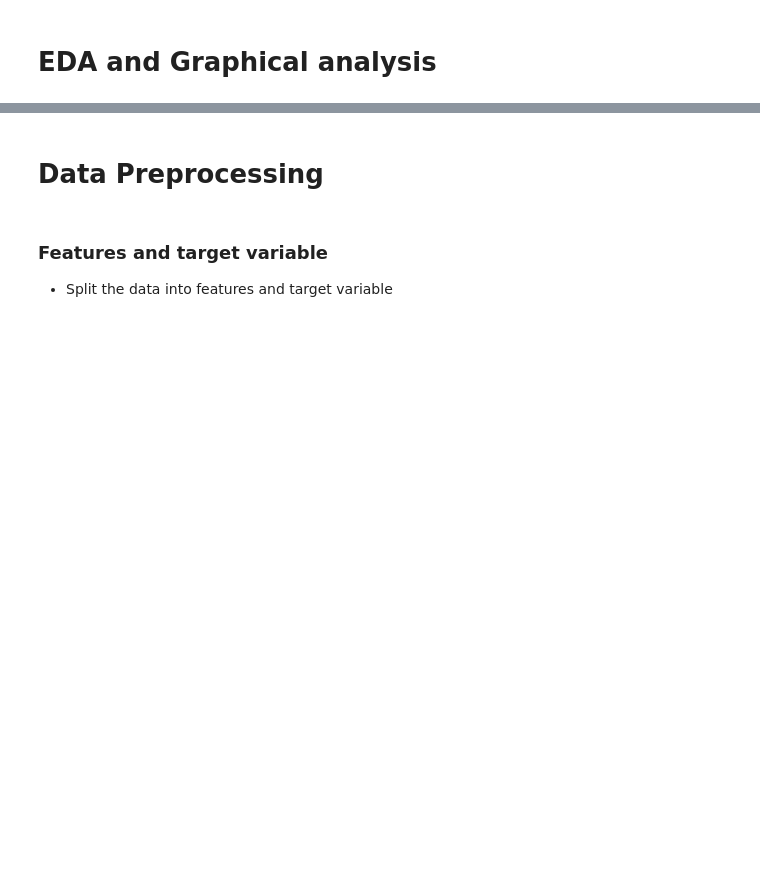
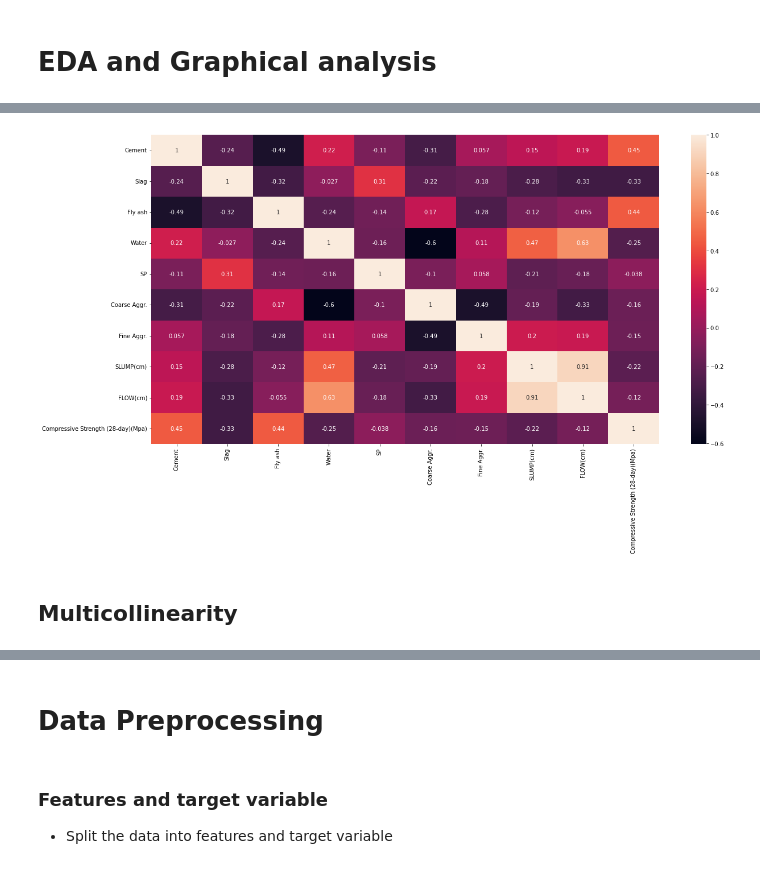
Before and after one commit to habip-bingol/Machine_Learning, a Jupyter notebook: Case_Study/cement_slump_notebook.ipynb, the cells around one changed output, grey strips where cells are left out. Drawn from its saved outputs; the diff is of its cells as text; code cells hidden in the pictures; blank space fills up the shorter version.

```diff
--- a/Case_Study/cement_slump_notebook.ipynb
+++ b/Case_Study/cement_slump_notebook.ipynb
@@ -55,0 +149,7 @@ pd.set_option('display.float_format', lambda x: '%.3f' % x)
+# %%
+plt.figure(figsize=(20,10))
+sns.heatmap(df.corr(), annot=True);
+# %% [output]
+[figure, added]
+# %% [markdown]
+## Multicollinearity
```
Also changed, not shown: parts of 44 cells of this notebook.
